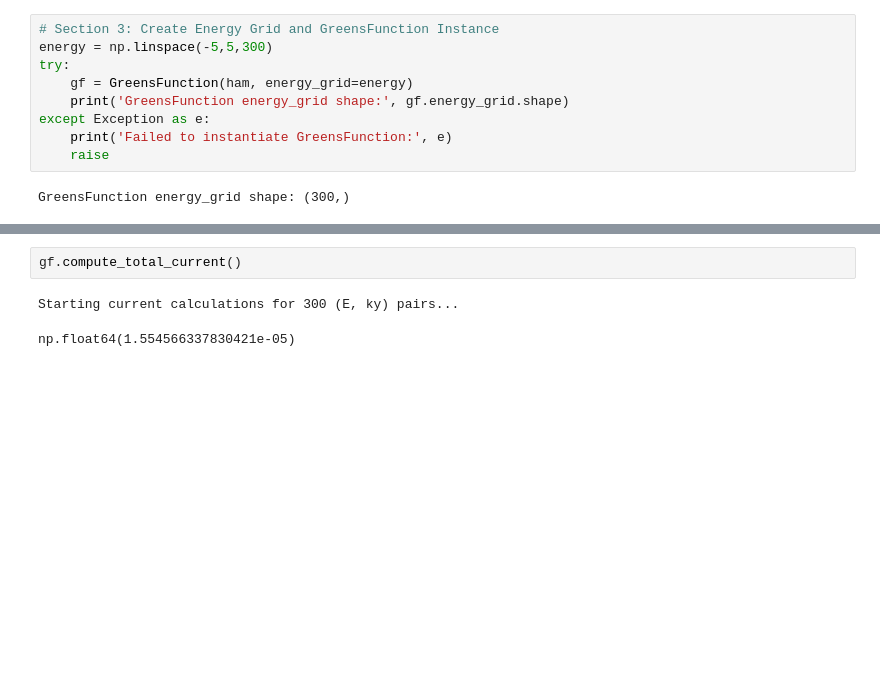
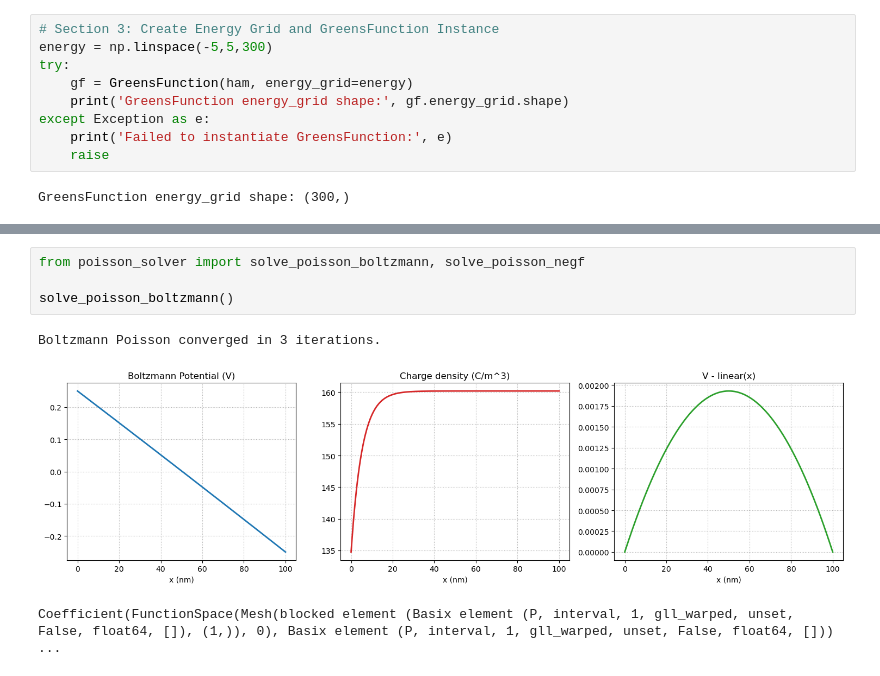
Before and after one commit to nandandiwan/Berkeley-Transport-Simulator, a Jupyter notebook: src/test_systems/negf_poisson_test.ipynb, the cells around one changed output, grey strips where cells are left out. Saved outputs shown, nothing was run; the diff lists cells and outputs as text; blank space fills up the shorter version.

Commit message:
basic negf poisson solver

```diff
--- a/src/test_systems/negf_poisson_test.ipynb
+++ b/src/test_systems/negf_poisson_test.ipynb
@@ -143,5 +47,8 @@ Charge density stats (C/m^3): min=-1.776e-10 max=-1.385e-10 mean=-1.590e-10
-# %%
-gf.compute_total_current()
-# %% [output]
-Starting current calculations for 300 (E, ky) pairs...
-np.float64(1.554566337830421e-05)
+# %%
+from poisson_solver import solve_poisson_boltzmann, solve_poisson_negf
+
+solve_poisson_boltzmann()
+# %% [output]
+Boltzmann Poisson converged in 3 iterations.
+[figure, added]
+Coefficient(FunctionSpace(Mesh(blocked element (Basix element (P, interval, 1, gll_warped, unset, False, float64, []), (1,)), 0), Basix element (P, interval, 1, gll_warped, unset, False, float64, [])) ...
```
Also changed, not shown: parts of 2 cells of this notebook, 21 other files.
